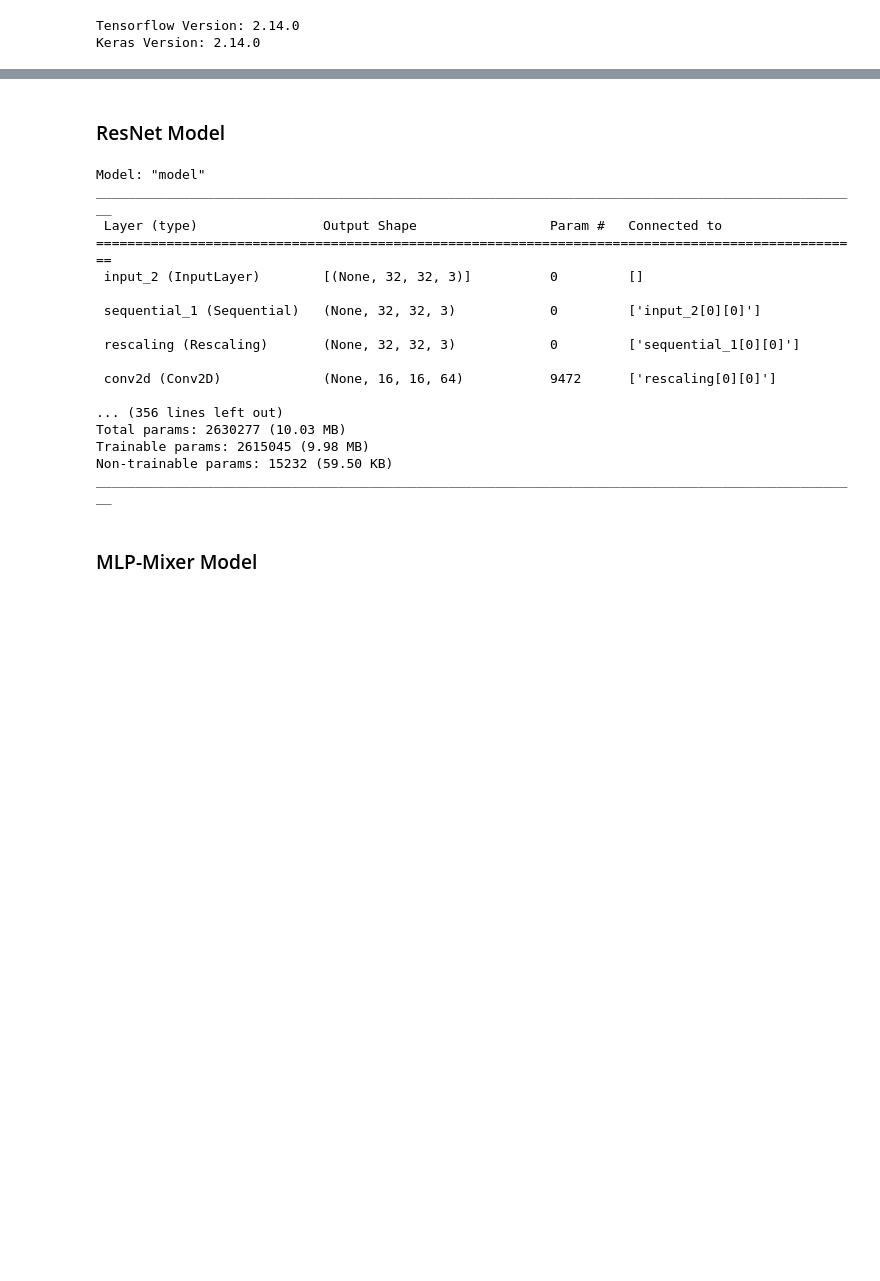
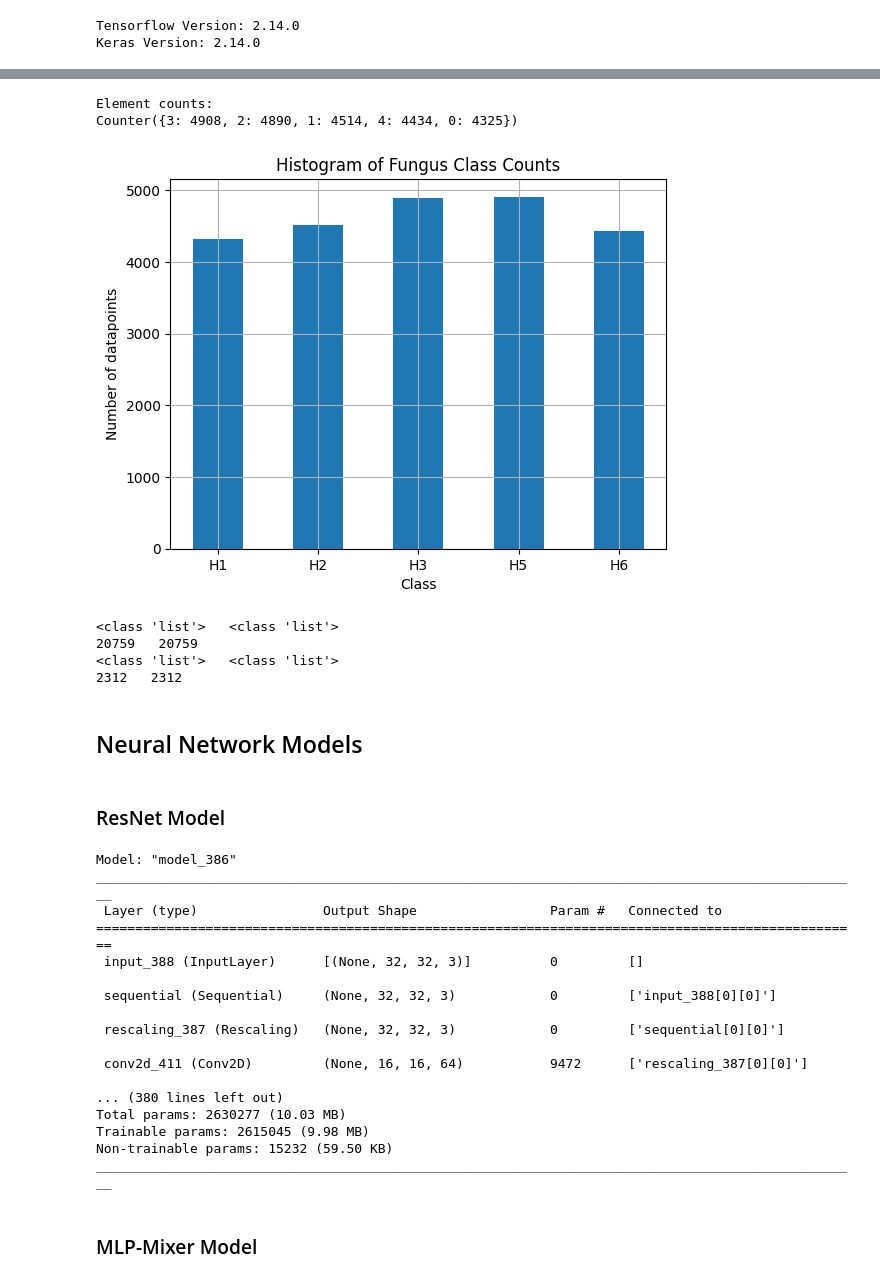
Before and after one commit to OlgaTorgashova/fungus-classification, a Jupyter notebook: EE258_Project.ipynb, the cells around one changed output, grey strips where cells are left out. Cells and saved outputs as stored; diff of their text form; code cells hidden in the pictures; blank space fills up the shorter version.

```diff
--- a/EE258_Project.ipynb
+++ b/EE258_Project.ipynb
@@ -609,10 +387,8 @@ Tensor("args_0:0", shape=(), dtype=string)
 # %%
 # Create a TensorFlow dataset from the image and class lists
-data_blurred = tf.data.Dataset.from_tensor_slices((Defungi_data_blurred[:]['Image'],
-                                                   Defungi_data_blurred[:]['Class']))
+data_train = tf.data.Dataset.from_tensor_slices((Defungi_data_clear.loc[Defungi_data_clear['Test_data'] == 0, 'Image'],
+                                                 Defungi_data_clear.loc[Defungi_data_clear['Test_data'] == 0, 'Class']))
+# Apply the load_image function to each element of the dataset using map
+data_train = data_train.map(load_image, num_parallel_calls = tf.data.AUTOTUNE)
 
-# Apply the load_image function to each element of the dataset using map
-data_blurred = data_blurred.map(load_image, num_parallel_calls = tf.data.AUTOTUNE)
-#print(data_blurred)
-for image_batch, label_batch in data_blurred.take(15):
-    print(image_batch.shape, label_batch)
+X_train, y_train = data_augmentation(data_train)
@@ -832,5 +395,9 @@ for images, _ in data_train.take(2):
-# %%
-data_augmentation = keras.Sequential(
-    [tf.keras.layers.RandomFlip("horizontal_and_vertical"),
-     tf.keras.layers.RandomRotation(factor = (-0.5, 0.5)),
-    ])
+# %%
+data_test = tf.data.Dataset.from_tensor_slices((Defungi_data_clear.loc[Defungi_data_clear['Test_data'] == 1, 'Image'],
+                                                Defungi_data_clear.loc[Defungi_data_clear['Test_data'] == 1, 'Class']))
+
+# Apply the load_image function to each element of the dataset using map
+data_test = data_test.map(load_image, num_parallel_calls = tf.data.AUTOTUNE)
+print(data_test)
+
+X_test, y_test = data_augmentation(data_test)
@@ -837,16 +443,54 @@ data_augmentation = keras.Sequential(
+# %%
+import collections
+
+fungus_classes = {'H1':0, 'H2':1, 'H3':2, 'H5':3, 'H6':4}
+class_counts = collections.Counter(np.concatenate((y_train, y_test)))
+print("Element counts:")
+print(class_counts)
+
+class_names = [class_name for class_name, _ in sorted(fungus_classes.items(), key=lambda x: x[1])]
+
+# Plot the histogram
+plt.bar(class_names, class_counts.values(), width = 0.5)
+plt.xlabel('Class')
+plt.ylabel('Number of datapoints')
+plt.title('Histogram of Fungus Class Counts')
+plt.grid(True)
+plt.show()
+# %% [output]
+Element counts:
+Counter({3: 4908, 2: 4890, 1: 4514, 4: 4434, 0: 4325})
+[figure, added]
+# %%
+print(type(X_train), " ", type(y_train))
+print(len(X_train), " ", len(y_train))
+print(type(y_test), " ", type(y_test))
+print(len(X_test), " ", len(y_test))
+# %% [output]
+<class 'list'>   <class 'list'>
+20759   20759
+<class 'list'>   <class 'list'>
+2312   2312
+# %% [markdown]
+## Neural Network Models
 # %% [markdown]
 ### ResNet Model
 # %%
 # Load training and testing data from the dataset using Keras
 # Original images are 500x500
+# ResNET-34
+augmentation_layer = keras.Sequential(
+    [tf.keras.layers.RandomFlip("horizontal_and_vertical"),
+     tf.keras.layers.RandomRotation(factor = (-0.5, 0.5)),
+    ])
 
 def model_fungi_book(data_shape, number_of_classes, filter_size):
 
     inputs = keras.Input(shape = data_shape)
 #    keras.regularizers.l1_l2(l1=0.01, l2=0.001)
-    x = data_augmentation(inputs)
+#    x = tf.keras.layers.Rescaling(1/255.0)(inputs)
+    x = augmentation_layer(inputs)
     x = tf.keras.layers.Rescaling(1/255.0)(x)
-
     x = tf.keras.layers.Conv2D(filters = filter_size, kernel_size = 7, strides = 2, padding = "same")(x)
     x = tf.keras.layers.BatchNormalization()(x)
     x = tf.keras.layers.Activation("relu")(x)
@@ -893,19 +537,19 @@ model = model_fungi_book(data_shape = project_image_size + (3,), number_of_class
 model.summary()
 # keras.utils.plot_model(model, show_shapes=True)
 # %% [output]
-Model: "model"
+Model: "model_386"
 __________________________________________________________________________________________________
  Layer (type)                Output Shape                 Param #   Connected to
 ==================================================================================================
- input_2 (InputLayer)        [(None, 32, 32, 3)]          0         []
+ input_388 (InputLayer)      [(None, 32, 32, 3)]          0         []
 
- sequential_1 (Sequential)   (None, 32, 32, 3)            0         ['input_2[0][0]']
+ sequential (Sequential)     (None, 32, 32, 3)            0         ['input_388[0][0]']
 
- rescaling (Rescaling)       (None, 32, 32, 3)            0         ['sequential_1[0][0]']
+ rescaling_387 (Rescaling)   (None, 32, 32, 3)            0         ['sequential[0][0]']
 
- conv2d (Conv2D)             (None, 16, 16, 64)           9472      ['rescaling[0][0]']
+ conv2d_411 (Conv2D)         (None, 16, 16, 64)           9472      ['rescaling_387[0][0]']
 
-... (356 lines left out)
+... (380 lines left out)
 Total params: 2630277 (10.03 MB)
 Trainable params: 2615045 (9.98 MB)
 Non-trainable params: 15232 (59.50 KB)
```
Also changed, not shown: parts of 99 cells of this notebook.
